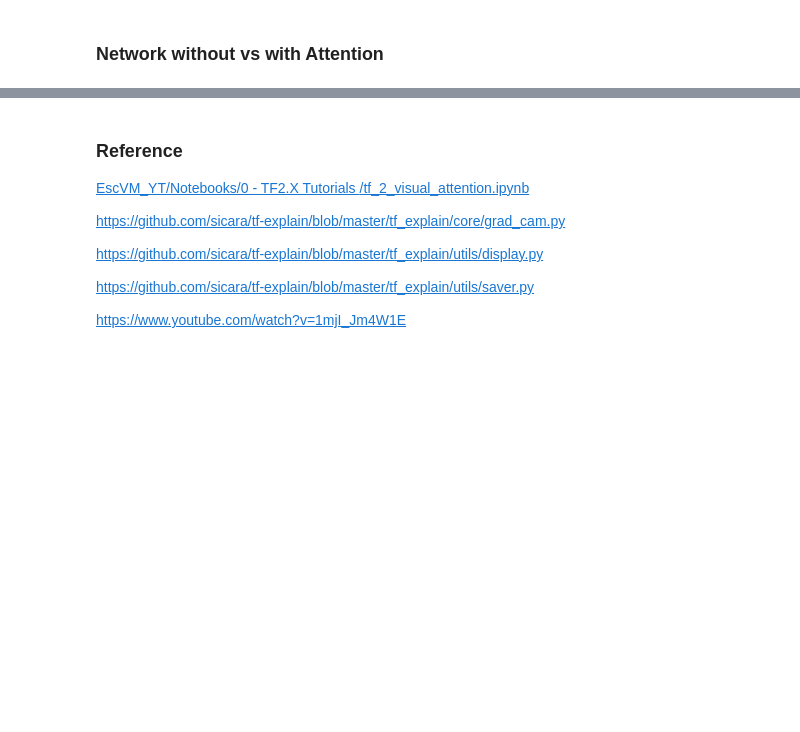
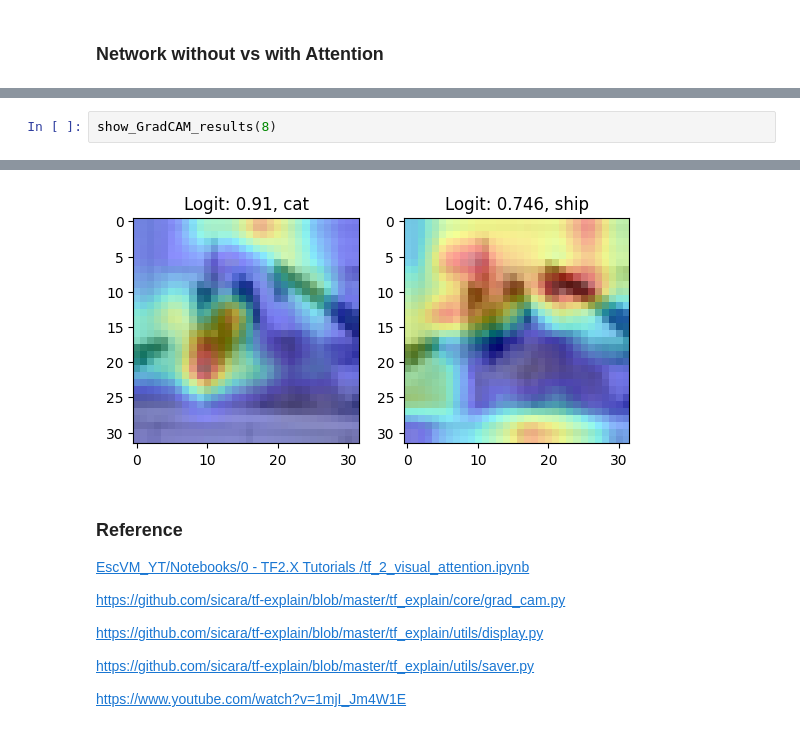
Before and after one commit to Ata-Pab/Machine_Learning, a Jupyter notebook: visual_attention_mechanism/visual_attention_mechanism_v2.ipynb, the cells around one changed output, grey strips where cells are left out. Drawn from its saved outputs; the diff is of its cells as text; blank space fills up the shorter version.

```diff
--- a/visual_attention_mechanism/visual_attention_mechanism_v2.ipynb
+++ b/visual_attention_mechanism/visual_attention_mechanism_v2.ipynb
@@ -652,0 +653,3 @@ show_GradCAM_results(4)
+# %%
+show_GradCAM_results(8)
+# %% [output]
@@ -653,3 +658,4 @@ show_GradCAM_results(4)
+[figure, added]
 # %% [markdown]
 ### Reference
 
```
Also changed, not shown: parts of 14 cells of this notebook.
